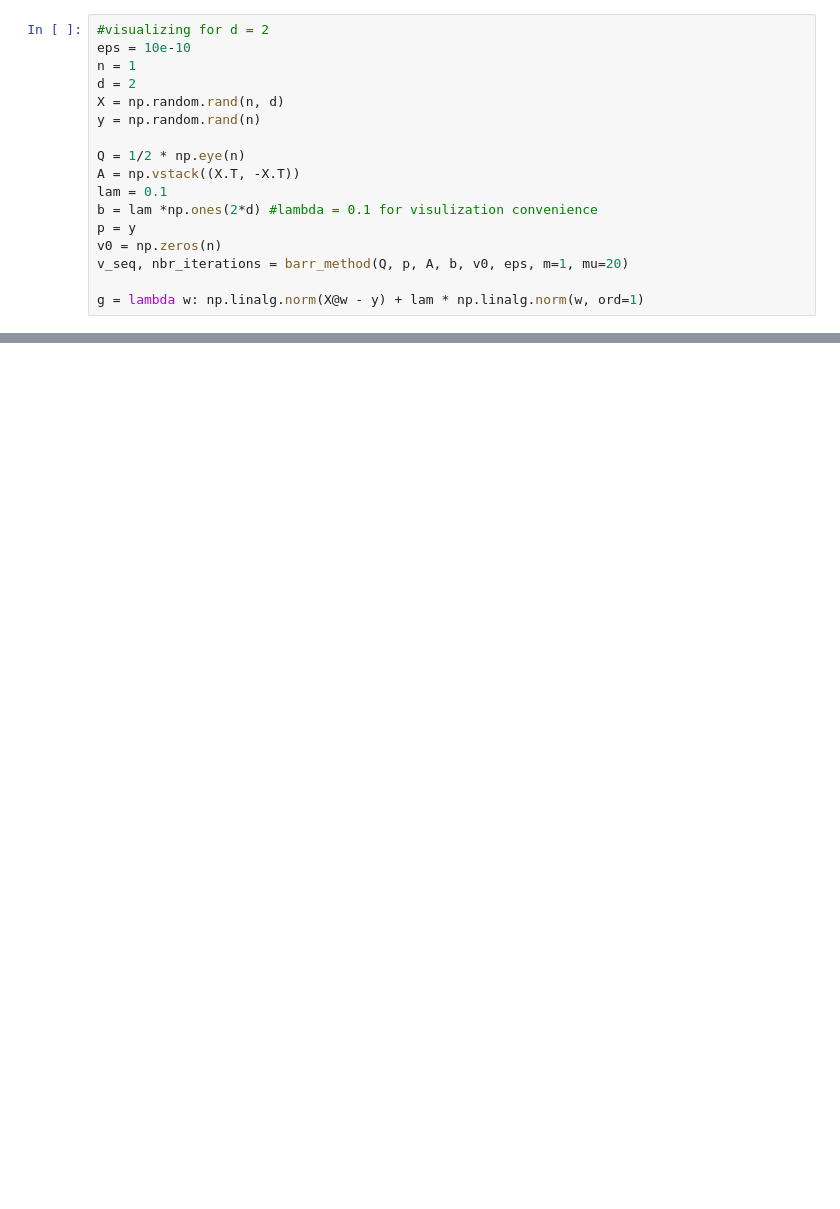
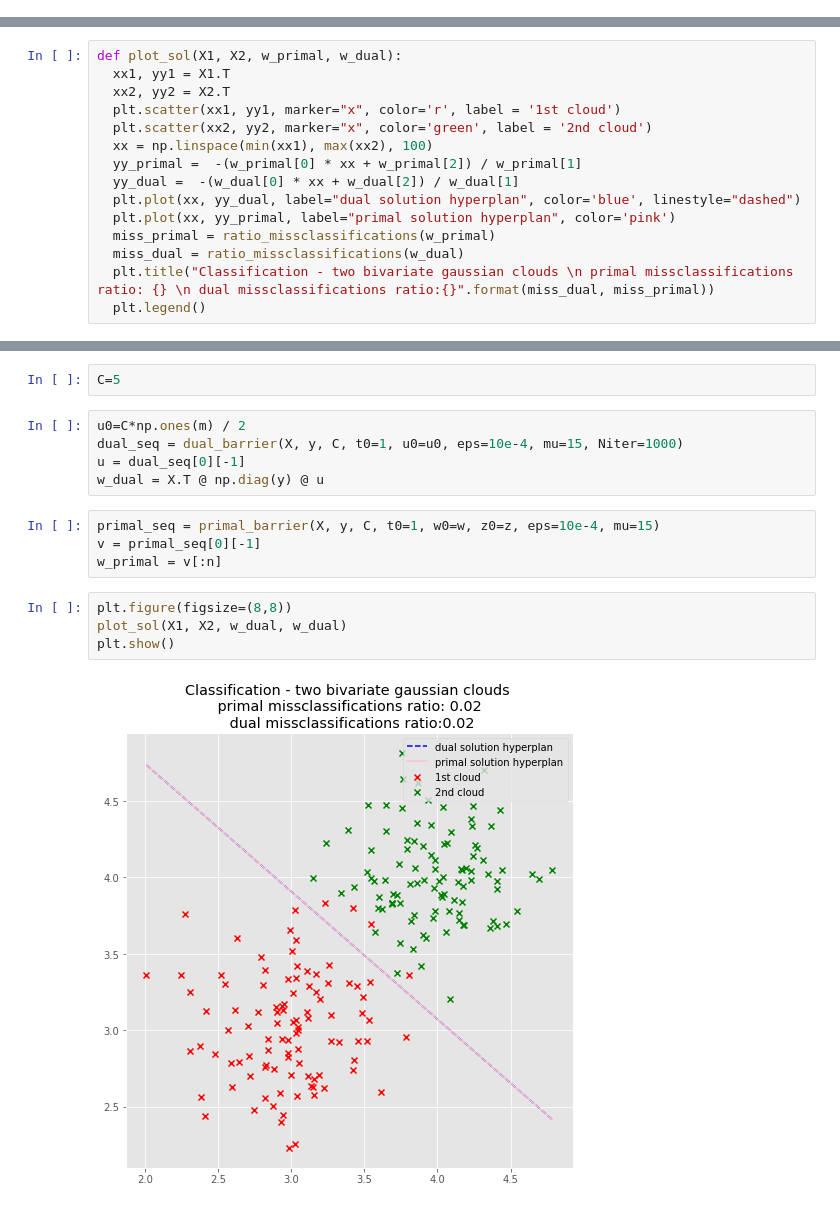
Before and after one commit to zakaryael/log-barrier-svm-lasso, a Jupyter notebook: SVM.ipynb, the cells around one changed output, grey strips where cells are left out. Drawn from its saved outputs; the diff is of its cells as text; blank space fills up the shorter version.

```diff
--- a/SVM.ipynb
+++ b/SVM.ipynb
@@ -157,17 +52,0 @@ plt.show()
-# %%
-#visualizing for d = 2
-eps = 10e-10
-n = 1
-d = 2
-X = np.random.rand(n, d)
-y = np.random.rand(n)
-
-Q = 1/2 * np.eye(n)
-A = np.vstack((X.T, -X.T))
-lam = 0.1
-b = lam *np.ones(2*d) #lambda = 0.1 for visulization convenience
-p = y
-v0 = np.zeros(n)
-v_seq, nbr_iterations = barr_method(Q, p, A, b, v0, eps, m=1, mu=20)
-
-g = lambda w: np.linalg.norm(X@w - y) + lam * np.linalg.norm(w, ord=1)
@@ -203,0 +113,15 @@ plt.show()
+# %%
+def plot_sol(X1, X2, w_primal, w_dual):
+  xx1, yy1 = X1.T
+  xx2, yy2 = X2.T
+  plt.scatter(xx1, yy1, marker="x", color='r', label = '1st cloud')
+  plt.scatter(xx2, yy2, marker="x", color='green', label = '2nd cloud')
+  xx = np.linspace(min(xx1), max(xx2), 100)
+  yy_primal =  -(w_primal[0] * xx + w_primal[2]) / w_primal[1]
+  yy_dual =  -(w_dual[0] * xx + w_dual[2]) / w_dual[1]
+  plt.plot(xx, yy_dual, label="dual solution hyperplan", color='blue', linestyle="dashed")
+  plt.plot(xx, yy_primal, label="primal solution hyperplan", color='pink')
+  miss_primal = ratio_missclassifications(w_primal)
+  miss_dual = ratio_missclassifications(w_dual)
+  plt.title("Classification - two bivariate gaussian clouds \n primal missclassifications ratio: {} \n dual missclassifications ratio:{}".format(miss_dual, miss_primal))
+  plt.legend()
@@ -203,0 +185,17 @@ plt.show()
+# %%
+C=5
+# %%
+u0=C*np.ones(m) / 2
+dual_seq = dual_barrier(X, y, C, t0=1, u0=u0, eps=10e-4, mu=15, Niter=1000)
+u = dual_seq[0][-1]
+w_dual = X.T @ np.diag(y) @ u
+# %%
+primal_seq = primal_barrier(X, y, C, t0=1, w0=w, z0=z, eps=10e-4, mu=15)
+v = primal_seq[0][-1]
+w_primal = v[:n]
+# %%
+plt.figure(figsize=(8,8))
+plot_sol(X1, X2, w_dual, w_dual)
+plt.show()
+# %% [output]
+[figure, added]
```
Also changed, not shown: parts of 22 cells of this notebook.
